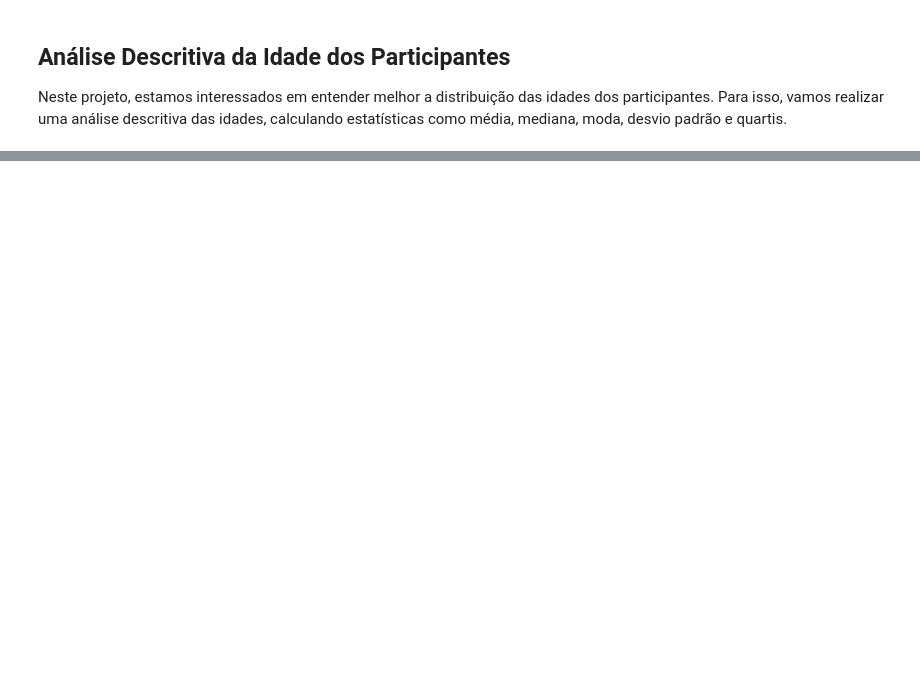
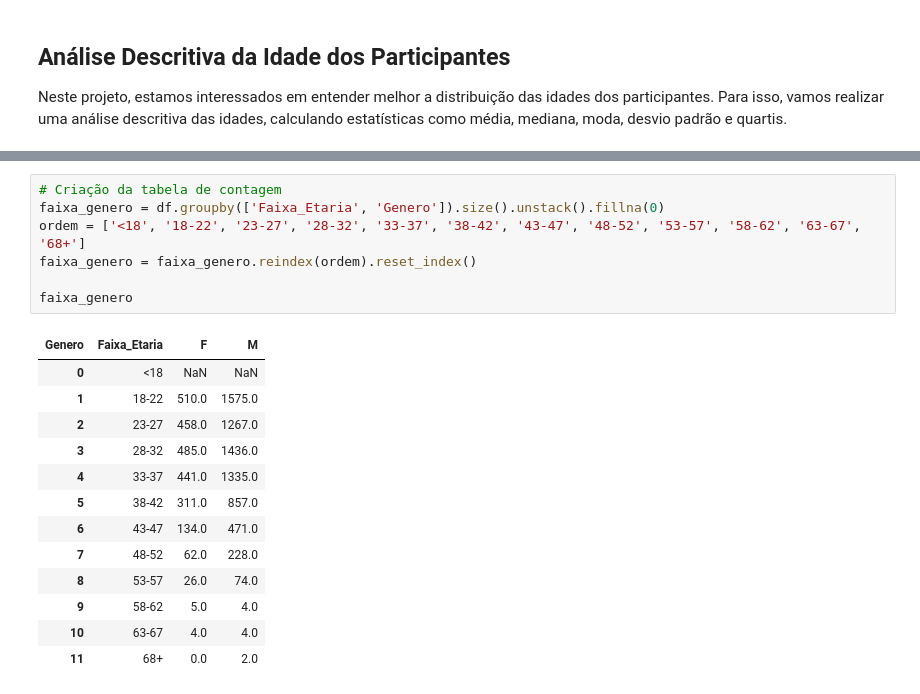
Before and after one commit to pedrolustosab/AdaHack-Dados, a Jupyter notebook: EAD_db.ipynb, the cells around one changed output, grey strips where cells are left out. Saved outputs shown, nothing was run; the diff lists cells and outputs as text; blank space fills up the shorter version.

```diff
--- a/EAD_db.ipynb
+++ b/EAD_db.ipynb
@@ -330,0 +329,21 @@ print("q3 (terceiro quartil) = ", np.quantile(idades_array, 0.75))
+# %%
+# Criação da tabela de contagem
+faixa_genero = df.groupby(['Faixa_Etaria', 'Genero']).size().unstack().fillna(0)
+ordem = ['<18', '18-22', '23-27', '28-32', '33-37', '38-42', '43-47', '48-52', '53-57', '58-62', '63-67', '68+']
+faixa_genero = faixa_genero.reindex(ordem).reset_index()
+
+faixa_genero
+# %% [output]
+| Genero | Faixa_Etaria | F | M |
+| 0 | <18 | NaN | NaN |
+| 1 | 18-22 | 510.0 | 1575.0 |
+| 2 | 23-27 | 458.0 | 1267.0 |
+| 3 | 28-32 | 485.0 | 1436.0 |
+| 4 | 33-37 | 441.0 | 1335.0 |
+| 5 | 38-42 | 311.0 | 857.0 |
+| 6 | 43-47 | 134.0 | 471.0 |
+| 7 | 48-52 | 62.0 | 228.0 |
+| 8 | 53-57 | 26.0 | 74.0 |
+| 9 | 58-62 | 5.0 | 4.0 |
+| 10 | 63-67 | 4.0 | 4.0 |
+| 11 | 68+ | 0.0 | 2.0 |
```
Also changed, not shown: parts of 13 cells of this notebook.
